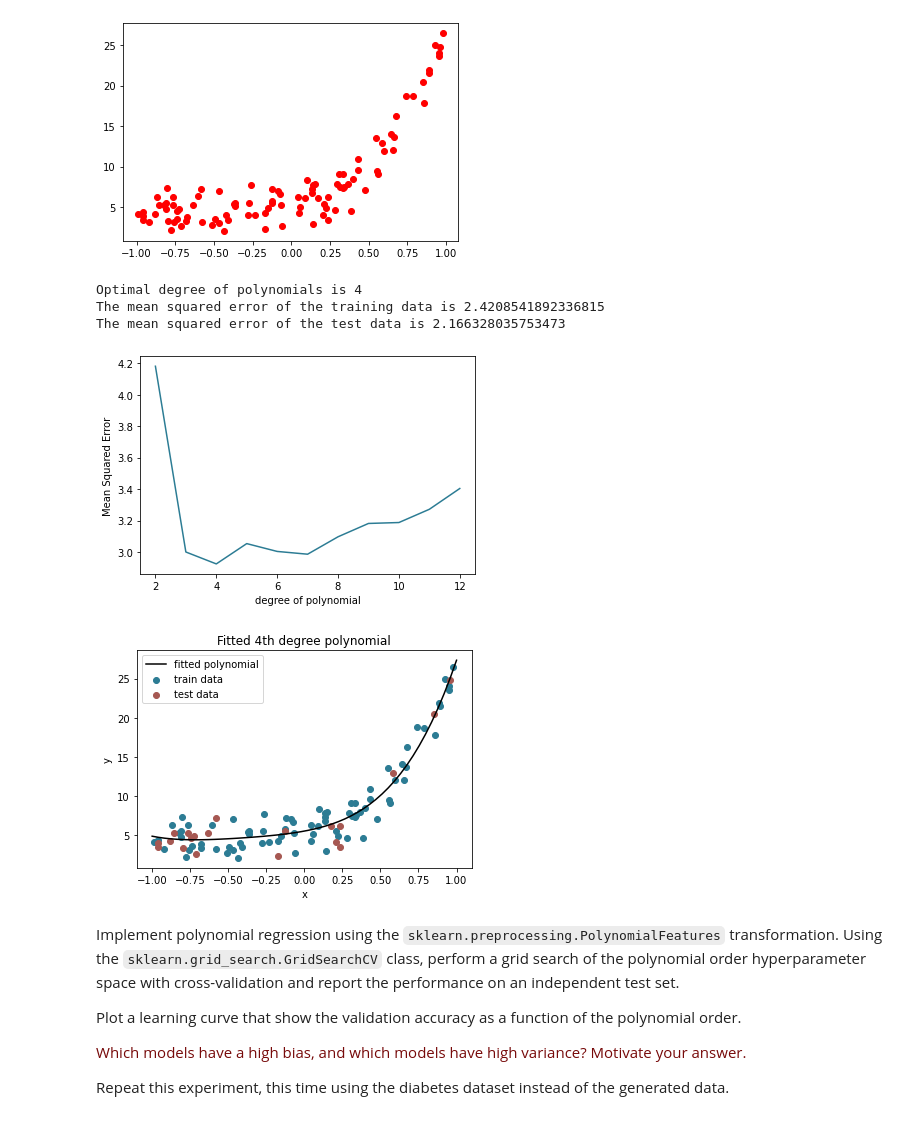
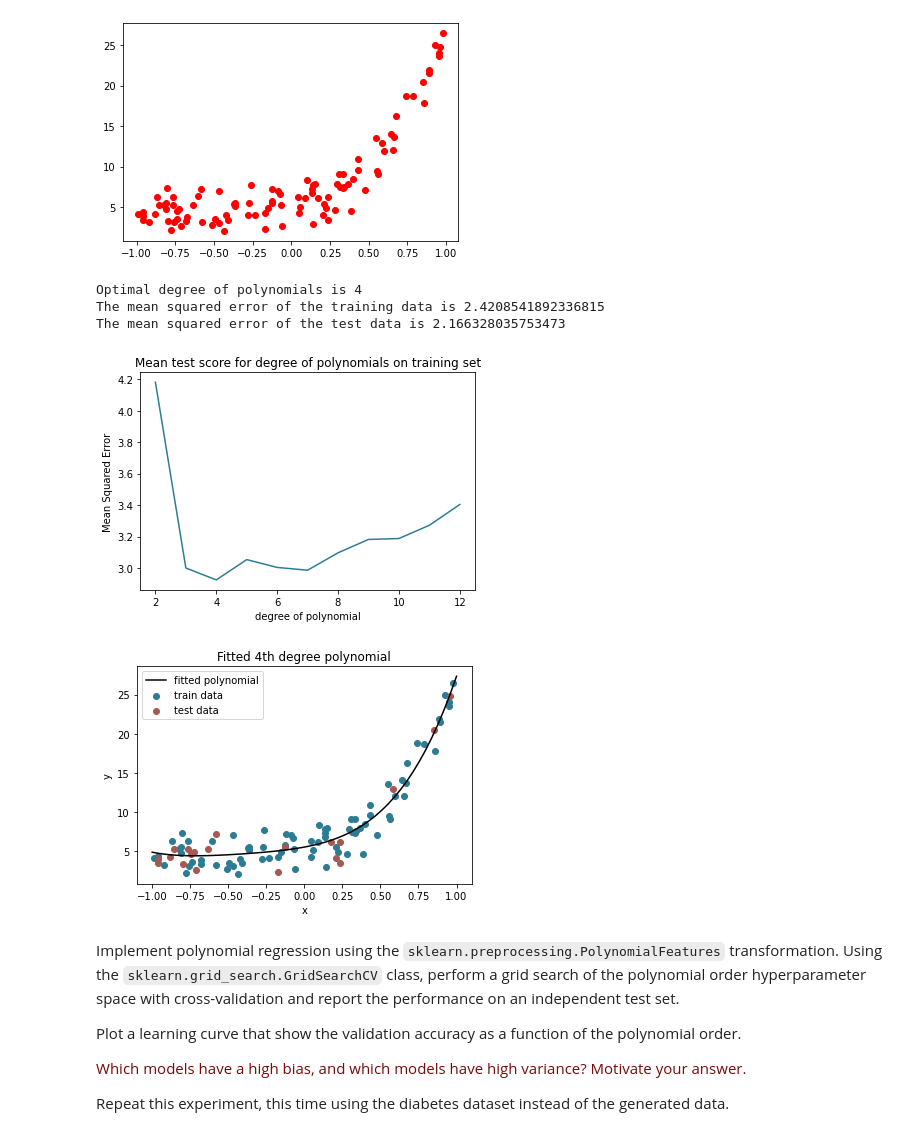
Before and after one commit to sarahlou-dr/8dm50-machine-learning, a Jupyter notebook: practicals/week_2.ipynb, the cells around one changed output. Saved outputs shown, nothing was run; the diff lists cells and outputs as text; code cells hidden in the pictures.

```diff
--- a/practicals/week_2.ipynb
+++ b/practicals/week_2.ipynb
@@ -184,6 +184,10 @@ from sklearn.pipeline import make_pipeline
 from sklearn.linear_model import LinearRegression
 import pandas as pd
 from sklearn import metrics
+
+np.random.seed(0)
+
+X, y = generate_dataset(n=100, degree=4, noise=1.5)
 
 # divide the data in train and test sets
 X_train, X_test, y_train, y_test = train_test_split(X, y, test_size=0.2,
@@ -215,35 +219,36 @@ plt.figure()
 plt.plot(degrees,mse_pol_deg, color= "#2c7c94")
 plt.xlabel("degree of polynomial")
 plt.ylabel("Mean Squared Error")
+plt.title("Mean test score for degree of polynomials on training set")
 
 # predict the y value via the fitted polynomial
 y_pred_train = grid.predict(X_train.reshape(-1,1))
 y_pred_test = grid.predict(X_test.reshape(-1,1))
 
 #Create a range for plotting the fitted polynomial
 space = np.linspace(-1, 1)
 space = space.reshape(-1,1)
 
 # plot the test and train data together with the fitted polynomial
 plt.figure()
 plt.plot(space, grid.predict(space), "k", label= "fitted polynomial")
 plt.scatter(X_train,y_train, color= "#2c7c94", label= "train data")
 plt.scatter(X_test,y_test, color= "#a65852" , label= "test data")
 plt.title("Fitted "+str(deg)+"th degree polynomial")
 plt.xlabel("x")
 plt.ylabel("y")
 plt.legend()
 
 # obtain the mean squared error values of the train and test set
 mse_train = metrics.mean_squared_error(y_pred_train, y_train)
 print("The mean squared error of the training data is "+str(mse_train))
 mse_test = metrics.mean_squared_error(y_pred_test, y_test)
 print("The mean squared error of the test data is "+str(mse_test))
 # %% [output]
 Optimal degree of polynomials is 4
 The mean squared error of the training data is 2.4208541892336815
 The mean squared error of the test data is 2.166328035753473
-[figure, old version]
+[figure, new version]
 [figure]
 # %% [markdown]
 Implement polynomial regression using the `sklearn.preprocessing.PolynomialFeatures` transformation. Using the `sklearn.grid_search.GridSearchCV` class, perform a grid search of the polynomial order hyperparameter space with cross-validation and report the performance on an independent test set.
```
Also changed, not shown: parts of 1 cell of this notebook.
